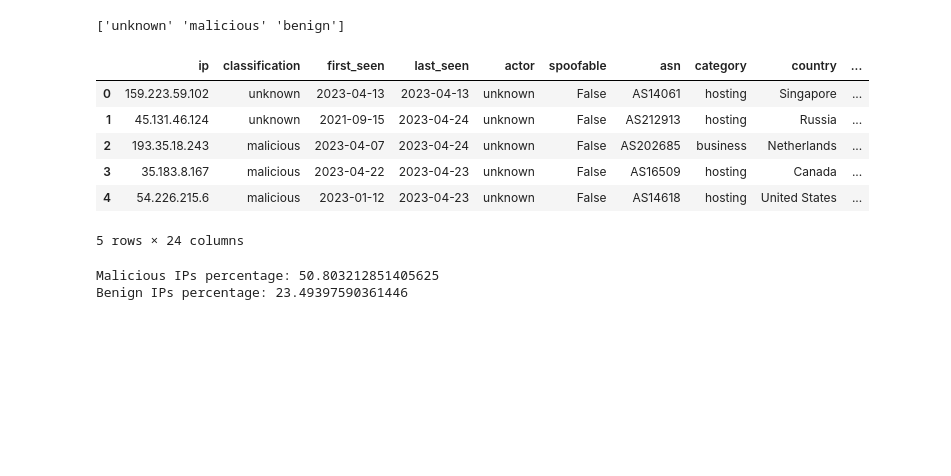
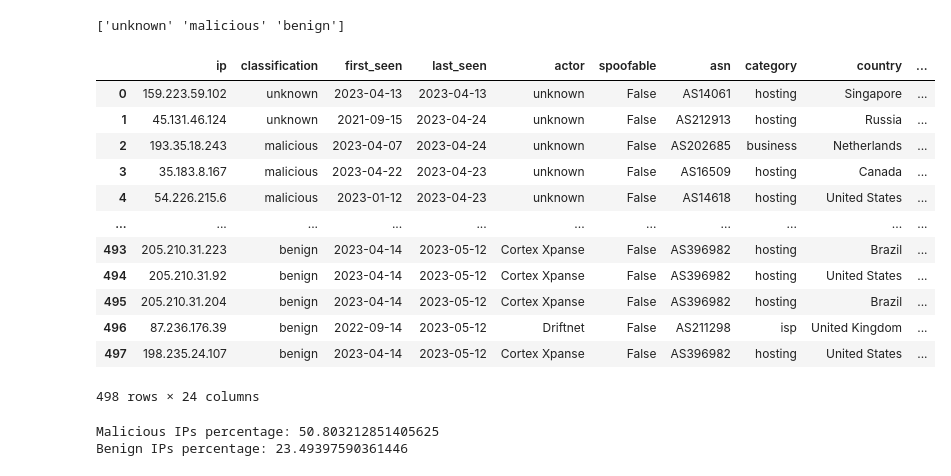
Before and after one commit to spritz-group/HoneyEVSE, a Jupyter notebook: logs/greynoise/greynoise analysis.ipynb, the cells around one changed output. Drawn from its saved outputs; the diff is of its cells as text; code cells hidden in the pictures; blank space fills up the shorter version.

```diff
--- a/logs/greynoise/greynoise analysis.ipynb
+++ b/logs/greynoise/greynoise analysis.ipynb
@@ -9,17 +9,23 @@ import country_converter as coco
 # %%
 df = pd.read_csv("gn_analysis_2023-05-12-0949.csv")
 df = df.replace({"DigitalOcean, LLC": "DigitalOcean", "Amazon.com, Inc.": "Amazon", "CHINA UNICOM China169 Backbone": "CHINA UNICOM", "Aggros Operations Ltd.": "Aggros Operations", "Hong Kong Zhengxing Technology Co., Ltd.": "HK Zhengxing Technology"})
 print (df["classification"].unique())
-df.head()
+df
 # %% [output]
 ['unknown' 'malicious' 'benign']
 |  | ip | classification | first_seen | last_seen | actor | spoofable | asn | category | country | ... |
 | 0 | 159.223.59.102 | unknown | 2023-04-13 | 2023-04-13 | unknown | False | AS14061 | hosting | Singapore | ... |
 | 1 | 45.131.46.124 | unknown | 2021-09-15 | 2023-04-24 | unknown | False | AS212913 | hosting | Russia | ... |
 | 2 | 193.35.18.243 | malicious | 2023-04-07 | 2023-04-24 | unknown | False | AS202685 | business | Netherlands | ... |
 | 3 | 35.183.8.167 | malicious | 2023-04-22 | 2023-04-23 | unknown | False | AS16509 | hosting | Canada | ... |
 | 4 | 54.226.215.6 | malicious | 2023-01-12 | 2023-04-23 | unknown | False | AS14618 | hosting | United States | ... |
+| ... | ... | ... | ... | ... | ... | ... | ... | ... | ... | ... |
+| 493 | 205.210.31.223 | benign | 2023-04-14 | 2023-05-12 | Cortex Xpanse | False | AS396982 | hosting | Brazil | ... |
+| 494 | 205.210.31.92 | benign | 2023-04-14 | 2023-05-12 | Cortex Xpanse | False | AS396982 | hosting | United States | ... |
+| 495 | 205.210.31.204 | benign | 2023-04-14 | 2023-05-12 | Cortex Xpanse | False | AS396982 | hosting | Brazil | ... |
+| 496 | 87.236.176.39 | benign | 2022-09-14 | 2023-05-12 | Driftnet | False | AS211298 | isp | United Kingdom | ... |
+| 497 | 198.235.24.107 | benign | 2023-04-14 | 2023-05-12 | Cortex Xpanse | False | AS396982 | hosting | United States | ... |
-5 rows × 24 columns
+498 rows × 24 columns
 # %%
 df_un = df.drop_duplicates(subset='ip', keep='first')
 print ("Malicious IPs percentage: " +str(100*len(df_un[df_un["classification"] == "malicious"])/len(df_un)))
```
Also changed, not shown: parts of 1 cell of this notebook.
